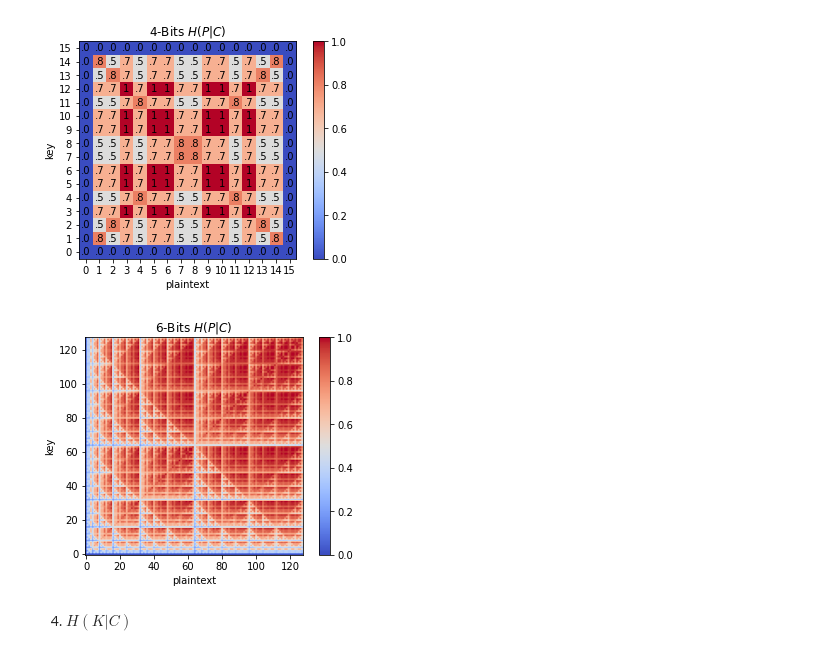
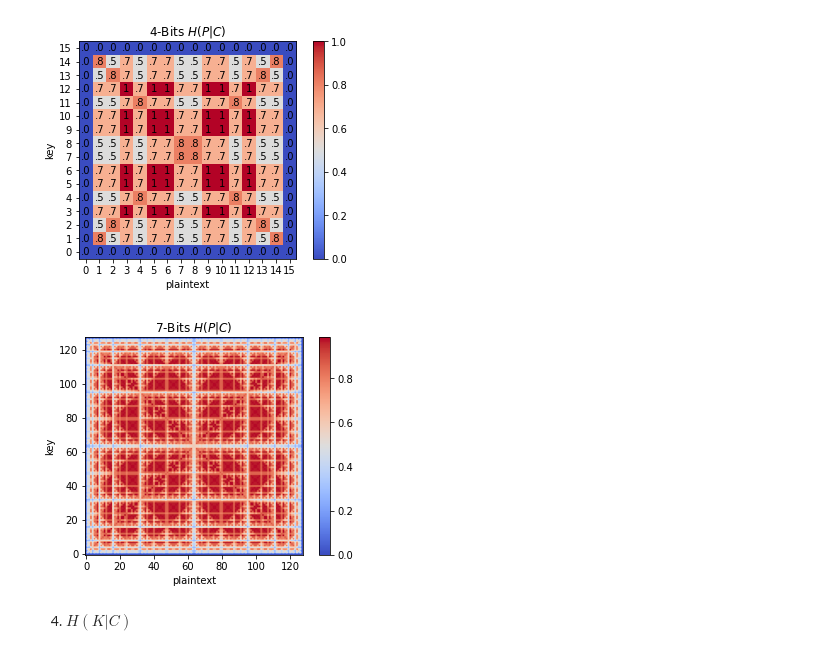
Before and after one commit to Jim137/Entropy, a Jupyter notebook: entropy_of_encrypted.ipynb, the cells around one changed output. Drawn from its saved outputs; the diff is of its cells as text; code cells hidden in the pictures.

```diff
--- a/entropy_of_encrypted.ipynb
+++ b/entropy_of_encrypted.ipynb
@@ -197,7 +197,7 @@ mi_cp_n = []
 for i in range(128):
     mii = []
     for j in range(128):
-        mii.append(mutual_info('{:010b}'.format(c128[i][j]), '{:010b}'.format(i)))
+        mii.append(mutual_info('{:07b}'.format(c128[i][j]), '{:07b}'.format(i)))
     mi_cp_n.append(mii)
 # %%
 fig, ax = plt.subplots()
@@ -241,7 +241,7 @@ mi_ck_n = []
 for i in range(128):
     mii = []
     for j in range(128):
-        mii.append(mutual_info('{:010b}'.format(c128[i][j]), '{:010b}'.format(j)))
+        mii.append(mutual_info('{:07b}'.format(c128[i][j]), '{:07b}'.format(j)))
     mi_ck_n.append(mii)
 # %%
 fig, ax = plt.subplots()
@@ -296,7 +296,7 @@ entropy_cipher_n = []
 for i in range(128):
     ei = []
     for j in range(128):
-        ei.append(entropy(cn[i][j]))
+        ei.append(entropy(c128[i][j]))
     entropy_cipher_n.append(ei)
 # %%
 h_cp_n = []
@@ -390,19 +390,19 @@ h_pc_n = []
 for i in range(128):
     h_pc_i = []
     for j in range(128):
-        h_pc_i.append(entropy('{:010b}'.format(i))-mi_cp_n[i][j])
+        h_pc_i.append(entropy('{:07b}'.format(i))-mi_cp_n[i][j])
     h_pc_n.append(h_pc_i)
 # %%
 fig, ax = plt.subplots()
 im = ax.imshow(h_pc_n, origin='lower', cmap='coolwarm')
 ax.set_xlabel('plaintext')
 ax.set_ylabel('key')
 fig.colorbar(im)
 
-ax.set_title(r'6-Bits $H(P|C)$')
+ax.set_title(r'7-Bits $H(P|C)$')
 plt.show()
 # %% [output]
-[figure, old version]
+[figure, new version]
 # %% [markdown]
 4. $H(K|C)$
 # %%
```
Also changed, not shown: parts of 7 cells of this notebook.
